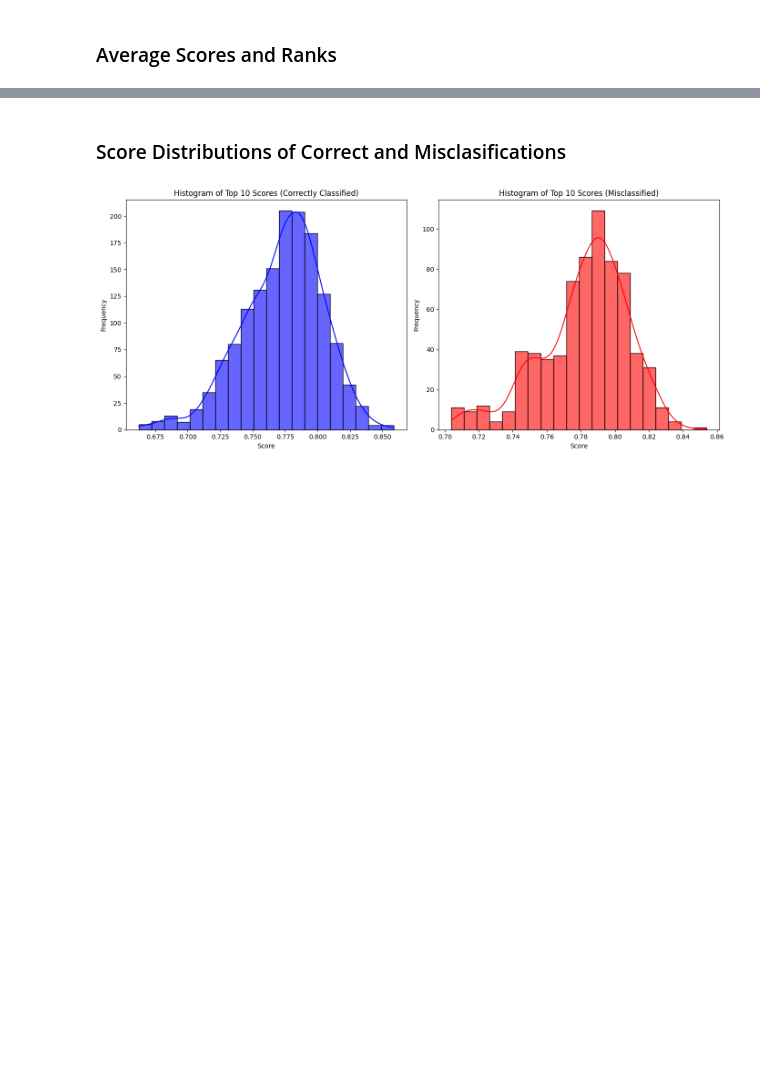
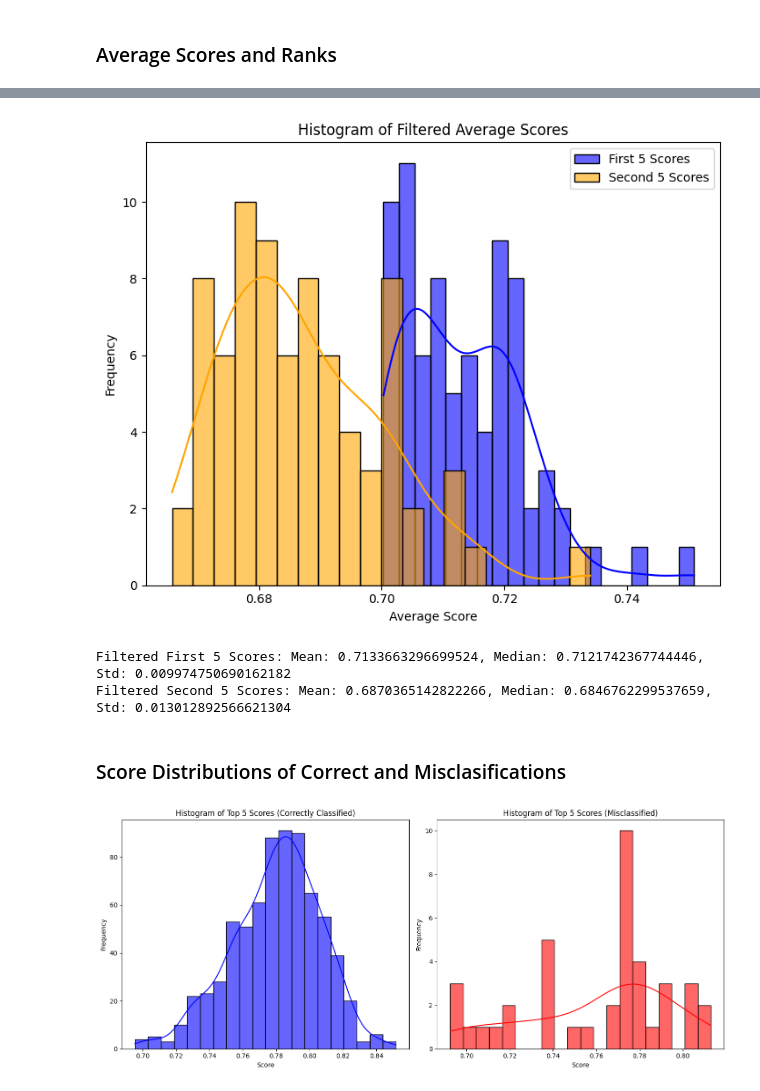
Before and after one commit to mtilerisoy/ML-based-Image-Matching, a Jupyter notebook: scripts/analysis.ipynb, the cells around one changed output, grey strips where cells are left out. Cells and saved outputs as stored; diff of their text form; code cells hidden in the pictures; blank space fills up the shorter version.

```diff
--- a/scripts/analysis.ipynb
+++ b/scripts/analysis.ipynb
@@ -339,17 +449,11 @@ def get_segmentation_mask(image, processor, model):
 DEVICE = "mps"
 
 # Source directory containing the scraped folders
-data_dir = "/Users/ilerisoy/Downloads/Classics/all"
+data_dir = "/Users/ilerisoy/Downloads/Classics/high_accuracy"
 dataset = os.path.basename(data_dir)
 designs_dir = os.path.join(data_dir, "designs")
+extend_dir = os.path.join(data_dir, "extend")
 
 # Color mode for the images
 convert_mode = "RGB"
-
-# Load the CLIP model
-CLIP_model, CLIP_transform = clip.load("ViT-L/14@336px")
-
-# Segmentation model initialization
-seg_processor = SegformerImageProcessor.from_pretrained("mattmdjaga/segformer_b2_clothes")
-seg_model = AutoModelForSemanticSegmentation.from_pretrained("mattmdjaga/segformer_b2_clothes")
 # %%
@@ -580,3 +753,41 @@ Max score: 1.0, Min score: 0.433260053396225
+# %%
+# Calculate average scores for the first 5 and first 10 scores for each entry
+avg_first_5_scores = [np.mean(scores[:5]) for scores in filtered_scores if len(scores) >= 5]
+avg_first_10_scores = [np.mean(scores[:10]) for scores in filtered_scores if len(scores) >= 10]
+
+# Filter based on the conditions
+filtered_avg_first_5_scores = [avg_first_5 for avg_first_5, avg_first_10 in zip(avg_first_5_scores, avg_first_10_scores) if avg_first_5 > 0.7 and avg_first_10 > 0.675]
+filtered_avg_second_5_scores = [np.mean(scores[5:10]) for scores, avg_first_5, avg_first_10 in zip(filtered_scores, avg_first_5_scores, avg_first_10_scores) if avg_first_5 > 0.7 and avg_first_10 > 0.675]
+
+# Plot histograms
+plt.figure(figsize=(14, 6))
+
+plt.subplot(1, 2, 2)
+sns.histplot(filtered_avg_first_5_scores, bins=20, kde=True, label='First 5 Scores', color='blue', alpha=0.6)
+sns.histplot(filtered_avg_second_5_scores, bins=20, kde=True, label='Second 5 Scores', color='orange', alpha=0.6)
+plt.title('Histogram of Filtered Average Scores')
+plt.xlabel('Average Score')
+plt.ylabel('Frequency')
+plt.legend()
+
+plt.tight_layout()
+plt.show()
+
+# Print basic statistics for filtered average scores
+mean_first_5 = np.mean(filtered_avg_first_5_scores)
+median_first_5 = np.median(filtered_avg_first_5_scores)
+std_first_5 = np.std(filtered_avg_first_5_scores)
+
+mean_second_5 = np.mean(filtered_avg_second_5_scores)
+median_second_5 = np.median(filtered_avg_second_5_scores)
+std_second_5 = np.std(filtered_avg_second_5_scores)
+
+print(f"Filtered First 5 Scores: Mean: {mean_first_5}, Median: {median_first_5}, Std: {std_first_5}")
+print(f"Filtered Second 5 Scores: Mean: {mean_second_5}, Median: {median_second_5}, Std: {std_second_5}")
+# %% [output]
+[figure, added]
+Filtered First 5 Scores: Mean: 0.7133663296699524, Median: 0.7121742367744446, Std: 0.009974750690162182
+Filtered Second 5 Scores: Mean: 0.6870365142822266, Median: 0.6846762299537659, Std: 0.013012892566621304
 # %% [markdown]
 ### Score Distributions of Correct and Misclasifications
 # %%
@@ -606,8 +817,8 @@ all_scores_normalized_flat = np.concatenate(all_scores_normalized)
 all_ranks = np.array(all_ranks)
 
 # Filter scores based on ranks and remove scores above 0.99
-correctly_classified_scores = [scores[:10][scores[:10] <= 0.99] for scores, rank in zip(all_scores, all_ranks) if rank > 0]
-misclassified_scores = [scores[:10][scores[:10] <= 0.99] for scores, rank in zip(all_scores, all_ranks) if rank == -1]
+correctly_classified_scores = [scores[:5][scores[:5] <= 0.99] for scores, rank in zip(all_scores, all_ranks) if rank > 0]
+misclassified_scores = [scores[:5][scores[:5] <= 0.99] for scores, rank in zip(all_scores, all_ranks) if rank == -1]
 
 # Flatten the filtered scores
 correctly_classified_scores_flat = np.concatenate(correctly_classified_scores)
@@ -618,17 +829,17 @@ plt.figure(figsize=(14, 6))
 
 plt.subplot(1, 2, 1)
 sns.histplot(correctly_classified_scores_flat, bins=20, kde=True, color='blue', alpha=0.6)
-plt.title('Histogram of Top 10 Scores (Correctly Classified)')
+plt.title('Histogram of Top 5 Scores (Correctly Classified)')
 plt.xlabel('Score')
 plt.ylabel('Frequency')
 
 plt.subplot(1, 2, 2)
 sns.histplot(misclassified_scores_flat, bins=20, kde=True, color='red', alpha=0.6)
-plt.title('Histogram of Top 10 Scores (Misclassified)')
+plt.title('Histogram of Top 5 Scores (Misclassified)')
 plt.xlabel('Score')
 plt.ylabel('Frequency')
 
 plt.tight_layout()
 plt.show()
 # %% [output]
-[figure, old version]
+[figure, new version]
```
Also changed, not shown: parts of 11 cells of this notebook.
